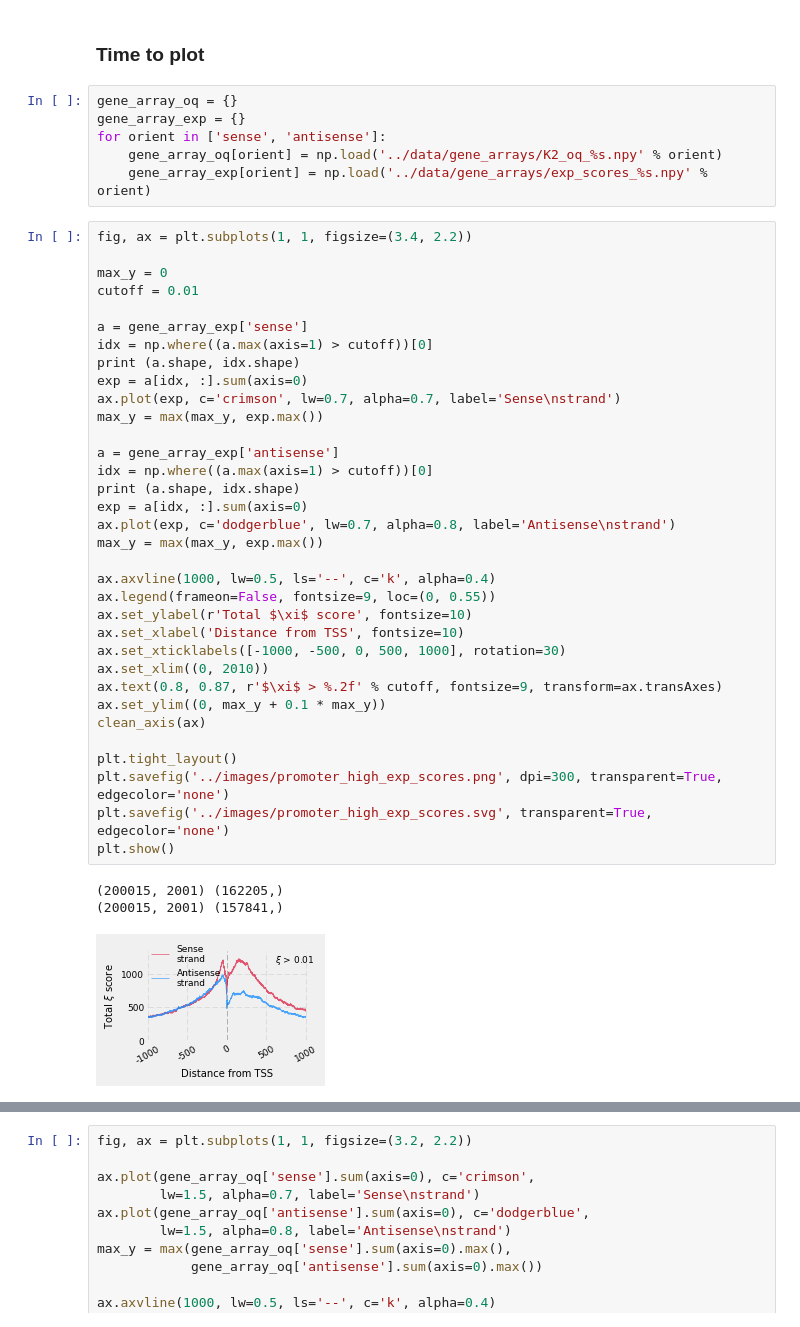
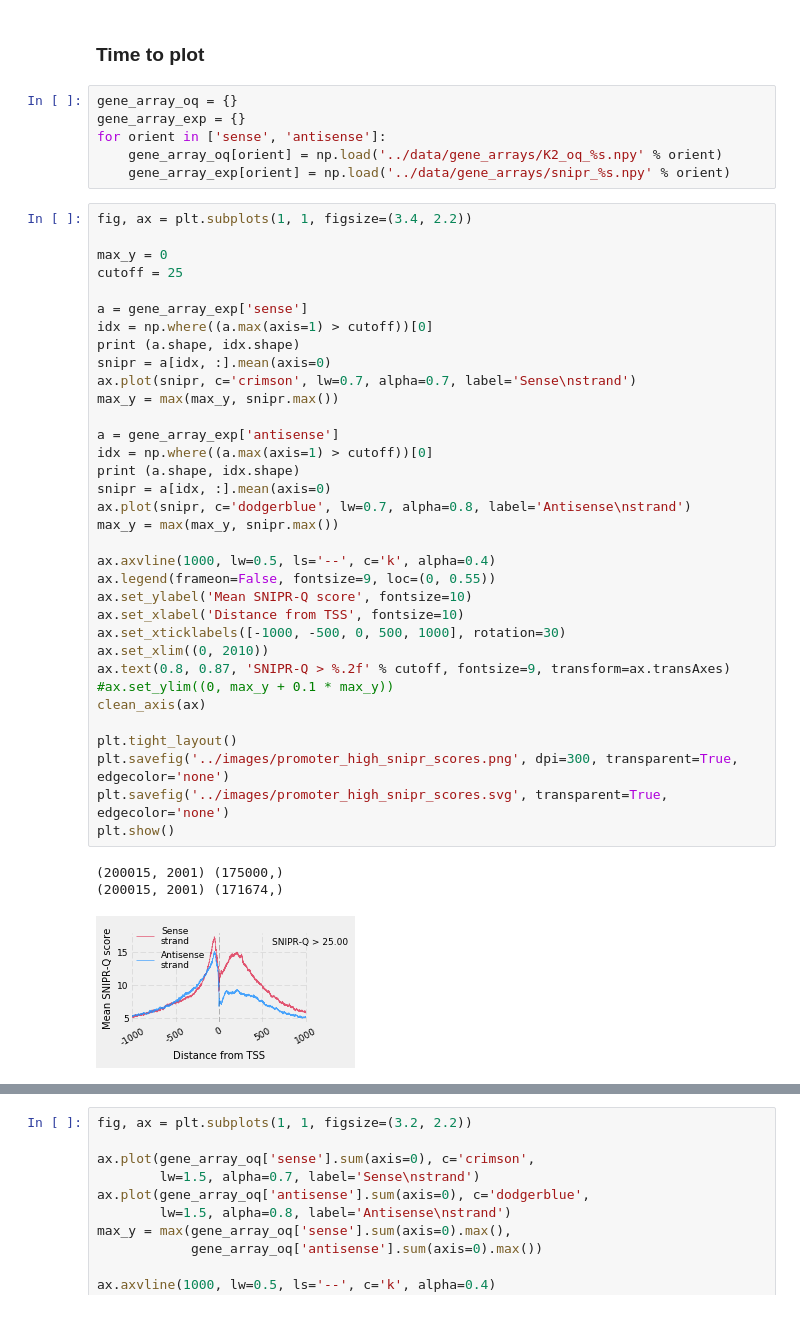
Before and after one commit to Rohit-Satyam/qg, a Jupyter notebook: Promoter_analysis.ipynb, the cells around one changed output, grey strips where cells are left out. Cells and saved outputs as stored; diff of their text form.

Commit message:
coversion to snipr scores

```diff
--- a/Promoter_analysis.ipynb
+++ b/Promoter_analysis.ipynb
@@ -240,45 +229,45 @@ gene_array_oq = {}
 gene_array_exp = {}
 for orient in ['sense', 'antisense']:
     gene_array_oq[orient] = np.load('../data/gene_arrays/K2_oq_%s.npy' % orient)
-    gene_array_exp[orient] = np.load('../data/gene_arrays/exp_scores_%s.npy' % orient)
+    gene_array_exp[orient] = np.load('../data/gene_arrays/snipr_%s.npy' % orient)
 # %%
 fig, ax = plt.subplots(1, 1, figsize=(3.4, 2.2))
 
 max_y = 0
-cutoff = 0.01
+cutoff = 25
 
 a = gene_array_exp['sense']
 idx = np.where((a.max(axis=1) > cutoff))[0]
 print (a.shape, idx.shape)
-exp = a[idx, :].sum(axis=0)
-ax.plot(exp, c='crimson', lw=0.7, alpha=0.7, label='Sense\nstrand')
-max_y = max(max_y, exp.max())
+snipr = a[idx, :].mean(axis=0)
+ax.plot(snipr, c='crimson', lw=0.7, alpha=0.7, label='Sense\nstrand')
+max_y = max(max_y, snipr.max())
 
 a = gene_array_exp['antisense']
 idx = np.where((a.max(axis=1) > cutoff))[0]
 print (a.shape, idx.shape)
-exp = a[idx, :].sum(axis=0)
-ax.plot(exp, c='dodgerblue', lw=0.7, alpha=0.8, label='Antisense\nstrand')
-max_y = max(max_y, exp.max())
+snipr = a[idx, :].mean(axis=0)
+ax.plot(snipr, c='dodgerblue', lw=0.7, alpha=0.8, label='Antisense\nstrand')
+max_y = max(max_y, snipr.max())
 
 ax.axvline(1000, lw=0.5, ls='--', c='k', alpha=0.4)
 ax.legend(frameon=False, fontsize=9, loc=(0, 0.55))
-ax.set_ylabel(r'Total $\xi$ score', fontsize=10)
+ax.set_ylabel('Mean SNIPR-Q score', fontsize=10)
 ax.set_xlabel('Distance from TSS', fontsize=10)
 ax.set_xticklabels([-1000, -500, 0, 500, 1000], rotation=30)
 ax.set_xlim((0, 2010))
-ax.text(0.8, 0.87, r'$\xi$ > %.2f' % cutoff, fontsize=9, transform=ax.transAxes)
-ax.set_ylim((0, max_y + 0.1 * max_y))
+ax.text(0.8, 0.87, 'SNIPR-Q > %.2f' % cutoff, fontsize=9, transform=ax.transAxes)
+#ax.set_ylim((0, max_y + 0.1 * max_y))
 clean_axis(ax)
 
 plt.tight_layout()
-plt.savefig('../images/promoter_high_exp_scores.png', dpi=300, transparent=True, edgecolor='none')
-plt.savefig('../images/promoter_high_exp_scores.svg', transparent=True, edgecolor='none')
+plt.savefig('../images/promoter_high_snipr_scores.png', dpi=300, transparent=True, edgecolor='none')
+plt.savefig('../images/promoter_high_snipr_scores.svg', transparent=True, edgecolor='none')
 plt.show()
 # %% [output]
-(200015, 2001) (162205,)
-(200015, 2001) (157841,)
+(200015, 2001) (175000,)
+(200015, 2001) (171674,)
-[figure, old version]
+[figure, new version]
 # %%
 fig, ax = plt.subplots(1, 1, figsize=(3.4, 2.2))
 max_y = 0
```
Also changed, not shown: parts of 8 cells of this notebook, 24 other files.
